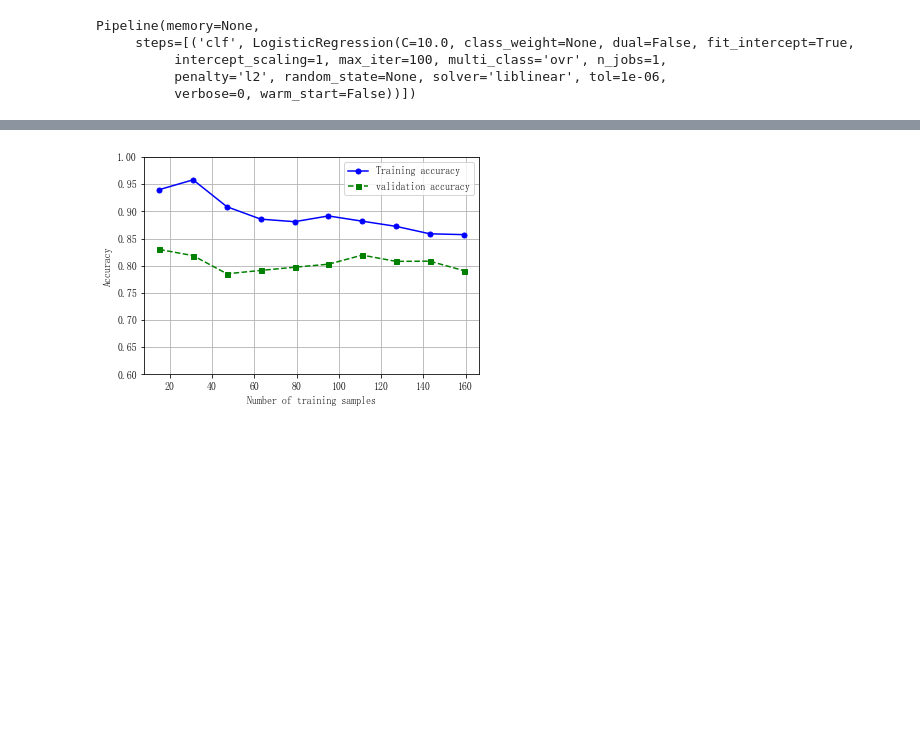
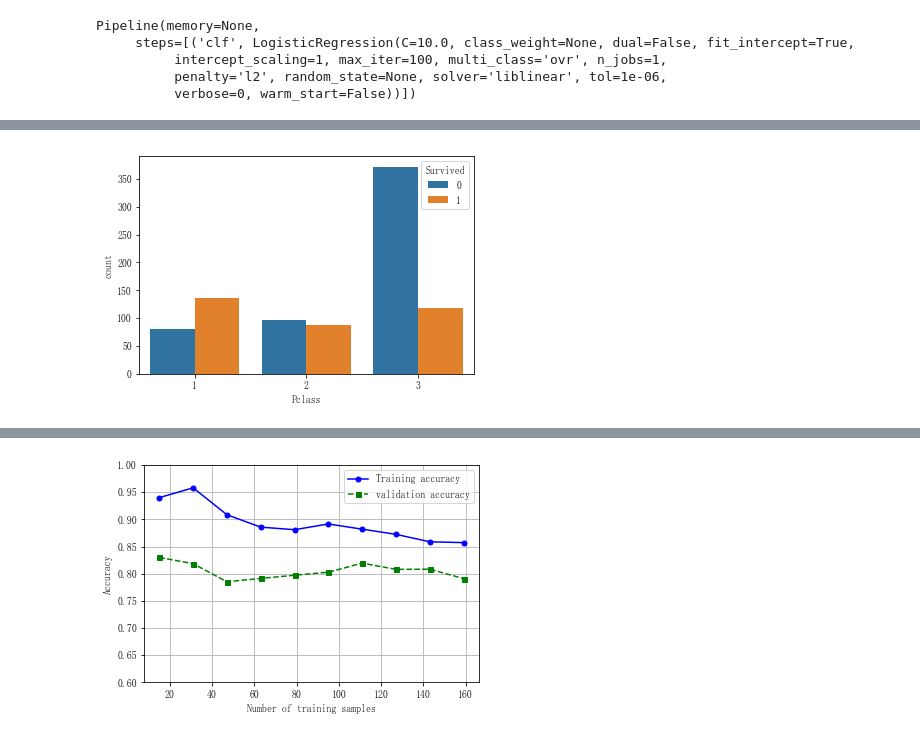
Before and after one commit to hahanigehaha233/mltest, a Jupyter notebook: Titanic/plot.ipynb, the cells around one changed output, grey strips where cells are left out. Saved outputs shown, nothing was run; the diff lists cells and outputs as text; code cells hidden in the pictures; blank space fills up the shorter version.

```diff
--- a/Titanic/plot.ipynb
+++ b/Titanic/plot.ipynb
@@ -28,0 +45,4 @@ Pipeline(memory=None,
+# %%
+ax = sns.countplot(x='Pclass',hue='Survived',data=data)
+# %% [output]
+[figure, added]
```
Also changed, not shown: parts of 12 cells of this notebook, 1 other file.
